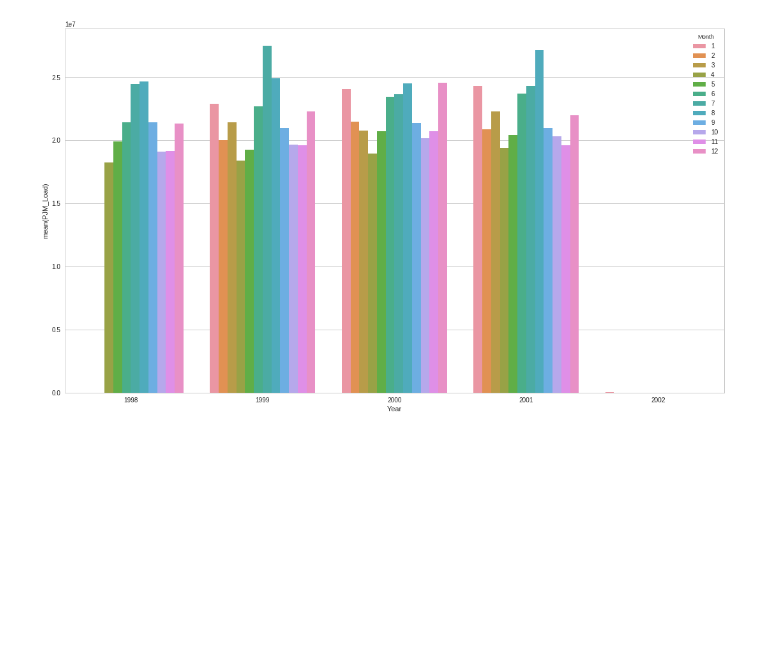
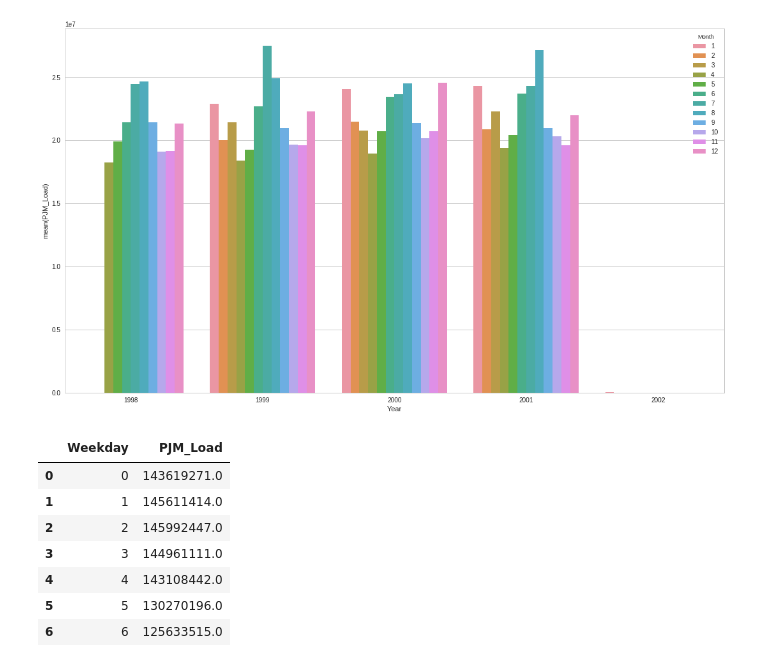
Before and after one commit to ROARMarketingConcepts/Data-Analysis-Projects, a Jupyter notebook: Energy_Consumption.ipynb, the cells around one changed output. Saved outputs shown, nothing was run; the diff lists cells and outputs as text; code cells hidden in the pictures; blank space fills up the shorter version.

```diff
--- a/Energy_Consumption.ipynb
+++ b/Energy_Consumption.ipynb
@@ -149,3 +149,15 @@ fig.set_size_inches(18.5, 10.5)
 ax = sns.barplot(x="Year", y="PJM_Load", hue="Month", data=monthly_load_per_year)
 # %% [output]
 [figure]
+# %%
+weekday_load = df.groupby(['Weekday'])['PJM_Load'].sum().reset_index()
+weekday_load
+# %% [output]
+|  | Weekday | PJM_Load |
+| 0 | 0 | 143619271.0 |
+| 1 | 1 | 145611414.0 |
+| 2 | 2 | 145992447.0 |
+| 3 | 3 | 144961111.0 |
+| 4 | 4 | 143108442.0 |
+| 5 | 5 | 130270196.0 |
+| 6 | 6 | 125633515.0 |
```
Also changed, not shown: parts of 5 cells of this notebook.
